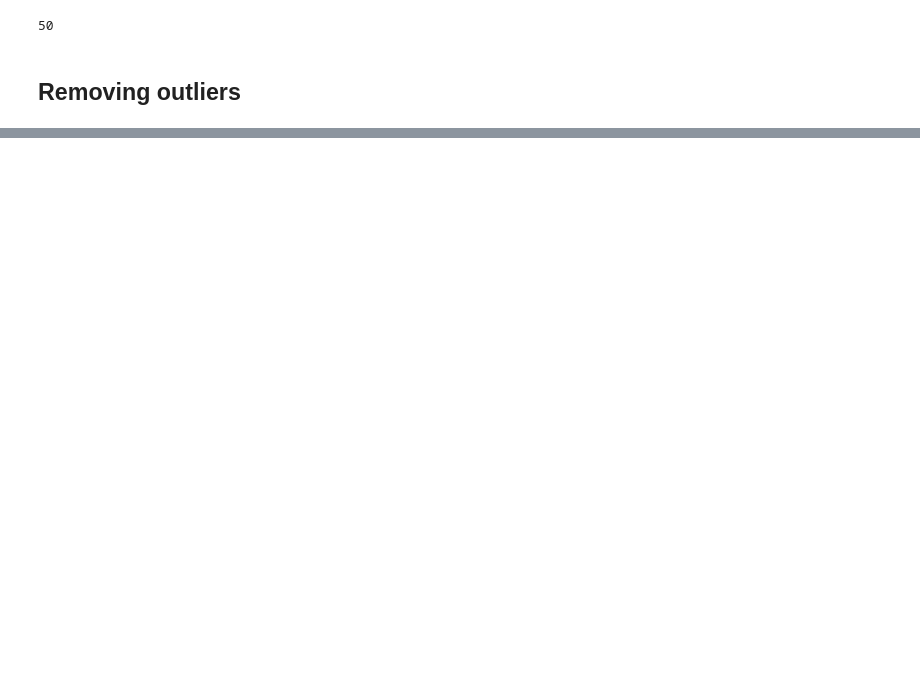
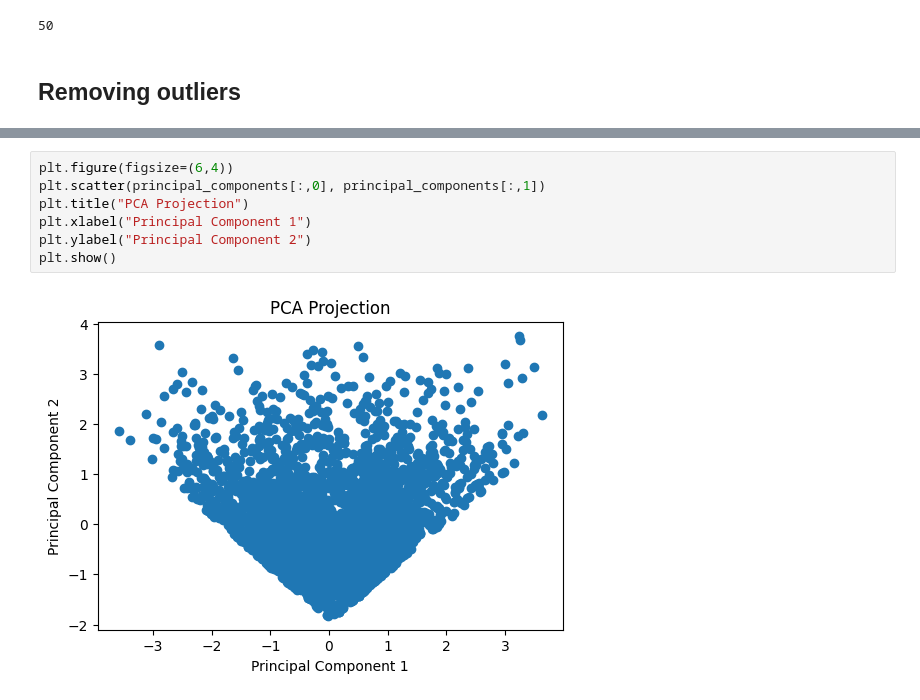
Before and after one commit to SUBAIE1/ML-COURSE-LAB-SOLUTIONS, a Jupyter notebook: lab4/lab4_solution.ipynb, the cells around one changed output, grey strips where cells are left out. Saved outputs shown, nothing was run; the diff lists cells and outputs as text; blank space fills up the shorter version.

```diff
--- a/lab4/lab4_solution.ipynb
+++ b/lab4/lab4_solution.ipynb
@@ -128,0 +216,9 @@ len(outliers)
+# %%
+plt.figure(figsize=(6,4))
+plt.scatter(principal_components[:,0], principal_components[:,1])
+plt.title("PCA Projection")
+plt.xlabel("Principal Component 1")
+plt.ylabel("Principal Component 2")
+plt.show()
+# %% [output]
+[figure, added]
```
Also changed, not shown: parts of 15 cells of this notebook, 3 other files.
